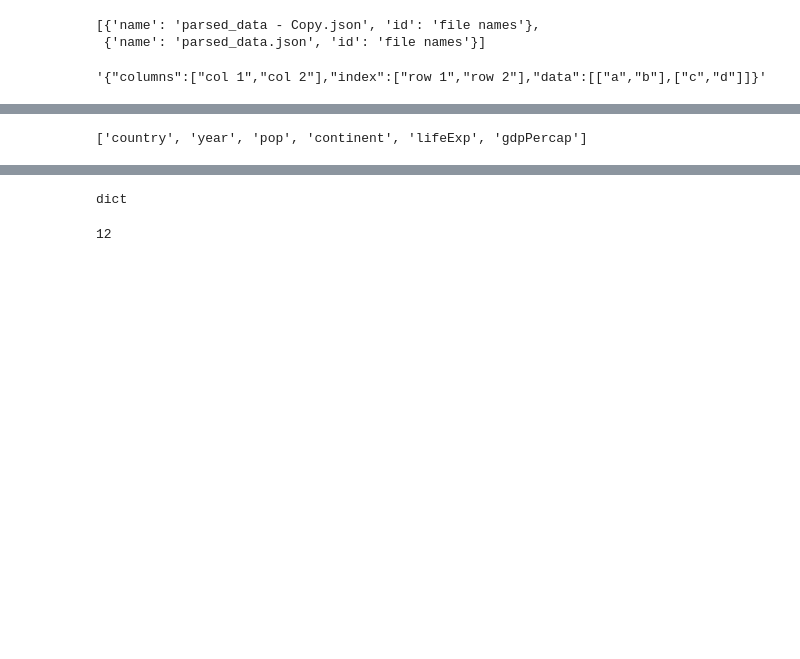
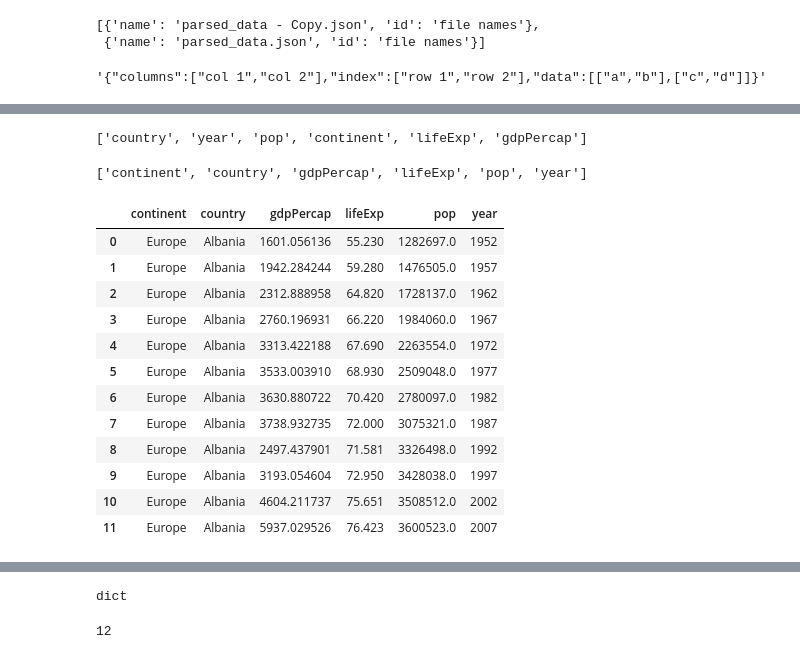
Before and after one commit to GideonSlabbert/Dash_development, a Jupyter notebook: Testing.ipynb, the cells around one changed output, grey strips where cells are left out. Cells and saved outputs as stored; diff of their text form; code cells hidden in the pictures; blank space fills up the shorter version.

Commit message:
3May2020 Columns selectable, descriptive statistics

```diff
--- a/Testing.ipynb
+++ b/Testing.ipynb
@@ -174,6 +182,30 @@ filtered = df.query('country in "Albania"')
+# %%
+list(filtered.keys())
+# %% [output]
+['country', 'year', 'pop', 'continent', 'lifeExp', 'gdpPercap']
 # %%
 test = filtered.to_dict('records')
-# %%
-list(test[0].keys())
-# %% [output]
-['country', 'year', 'pop', 'continent', 'lifeExp', 'gdpPercap']
+# %%
+data = pd.DataFrame()
+data = data.from_dict(test, orient='columns')
+#data = data.sort_index()
+# %%
+data.keys().to_list()
+# %% [output]
+['continent', 'country', 'gdpPercap', 'lifeExp', 'pop', 'year']
+# %%
+data
+# %% [output]
+|  | continent | country | gdpPercap | lifeExp | pop | year |
+| 0 | Europe | Albania | 1601.056136 | 55.230 | 1282697.0 | 1952 |
+| 1 | Europe | Albania | 1942.284244 | 59.280 | 1476505.0 | 1957 |
+| 2 | Europe | Albania | 2312.888958 | 64.820 | 1728137.0 | 1962 |
+| 3 | Europe | Albania | 2760.196931 | 66.220 | 1984060.0 | 1967 |
+| 4 | Europe | Albania | 3313.422188 | 67.690 | 2263554.0 | 1972 |
+| 5 | Europe | Albania | 3533.003910 | 68.930 | 2509048.0 | 1977 |
+| 6 | Europe | Albania | 3630.880722 | 70.420 | 2780097.0 | 1982 |
+| 7 | Europe | Albania | 3738.932735 | 72.000 | 3075321.0 | 1987 |
+| 8 | Europe | Albania | 2497.437901 | 71.581 | 3326498.0 | 1992 |
+| 9 | Europe | Albania | 3193.054604 | 72.950 | 3428038.0 | 1997 |
+| 10 | Europe | Albania | 4604.211737 | 75.651 | 3508512.0 | 2002 |
+| 11 | Europe | Albania | 5937.029526 | 76.423 | 3600523.0 | 2007 |
```
Also changed, not shown: parts of 20 cells of this notebook, 4 other files.
